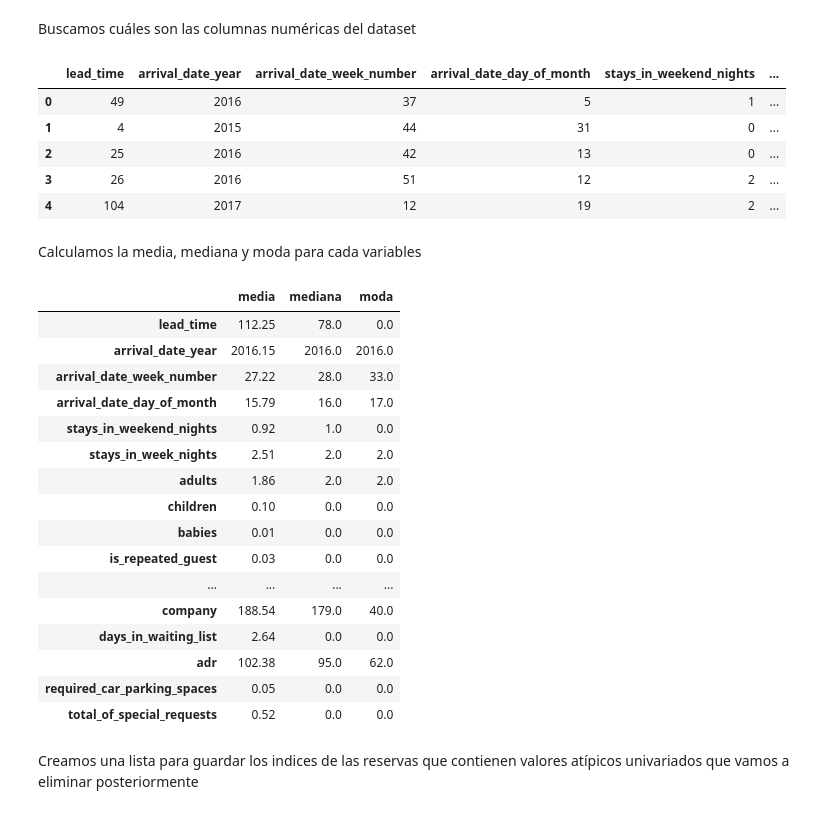
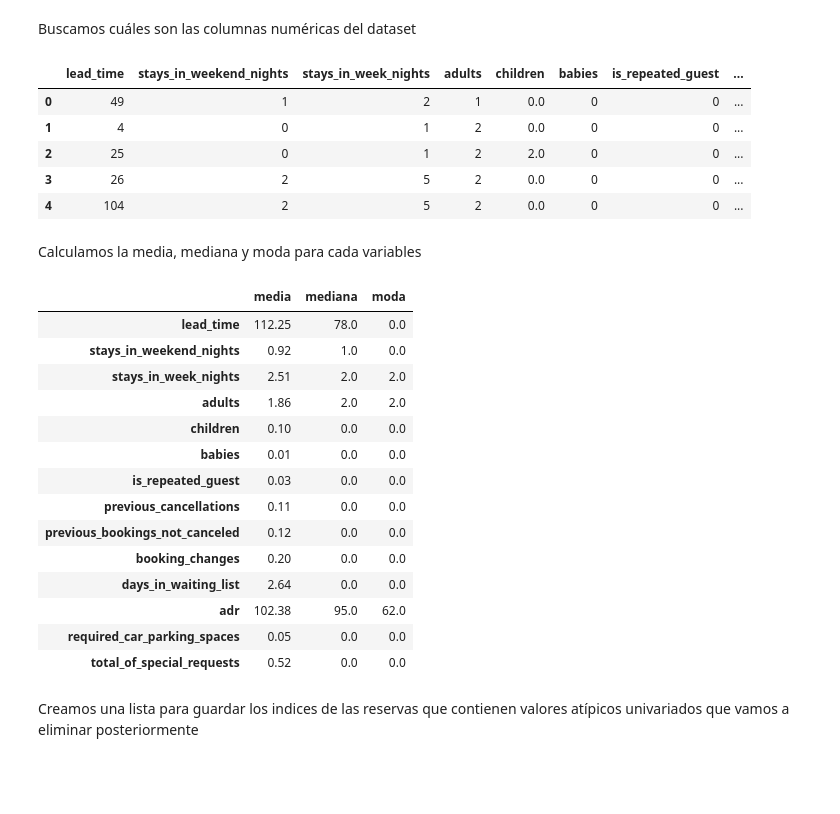
Before and after one commit to franmazzaro/7506R-2C2023-GRUPO39, a Jupyter notebook: 7506R_TP1_GRUPO39_CHP1_ENTREGA.ipynb, the cells around one changed output. Saved outputs shown, nothing was run; the diff lists cells and outputs as text; code cells hidden in the pictures; blank space fills up the shorter version.

Commit message:
Corrijo variables cuanti

```diff
--- a/7506R_TP1_GRUPO39_CHP1_ENTREGA.ipynb
+++ b/7506R_TP1_GRUPO39_CHP1_ENTREGA.ipynb
@@ -220,15 +280,15 @@ Como vemos la mayoria de las reservas son de huespedes que no han reservado nunc
 Buscamos cuáles son las columnas numéricas del dataset
 # %%
 reservas_cuanti = reservas[reservas.select_dtypes(include=["int", "float"]).columns.to_list()].copy()
-reservas_cuanti.drop(columns="is_canceled", inplace=True)
+reservas_cuanti.drop(columns=["is_canceled", "arrival_date_year", "arrival_date_week_number", "arrival_date_day_of_month", "company", "agent"], inplace=True)
 reservas_cuanti.head()
 # %% [output]
-|  | lead_time | arrival_date_year | arrival_date_week_number | arrival_date_day_of_month | stays_in_weekend_nights | ... |
-| 0 | 49 | 2016 | 37 | 5 | 1 | ... |
-| 1 | 4 | 2015 | 44 | 31 | 0 | ... |
-| 2 | 25 | 2016 | 42 | 13 | 0 | ... |
-| 3 | 26 | 2016 | 51 | 12 | 2 | ... |
-| 4 | 104 | 2017 | 12 | 19 | 2 | ... |
+|  | lead_time | stays_in_weekend_nights | stays_in_week_nights | adults | children | babies | is_repeated_guest | ... |
+| 0 | 49 | 1 | 2 | 1 | 0.0 | 0 | 0 | ... |
+| 1 | 4 | 0 | 1 | 2 | 0.0 | 0 | 0 | ... |
+| 2 | 25 | 0 | 1 | 2 | 2.0 | 0 | 0 | ... |
+| 3 | 26 | 2 | 5 | 2 | 0.0 | 0 | 0 | ... |
+| 4 | 104 | 2 | 5 | 2 | 0.0 | 0 | 0 | ... |
 # %% [markdown]
 Calculamos la media, mediana y moda para cada variables
 # %%
@@ -240,17 +300,15 @@ df
 # %% [output]
 |  | media | mediana | moda |
 | lead_time | 112.25 | 78.0 | 0.0 |
-| arrival_date_year | 2016.15 | 2016.0 | 2016.0 |
-| arrival_date_week_number | 27.22 | 28.0 | 33.0 |
-| arrival_date_day_of_month | 15.79 | 16.0 | 17.0 |
 | stays_in_weekend_nights | 0.92 | 1.0 | 0.0 |
 | stays_in_week_nights | 2.51 | 2.0 | 2.0 |
 | adults | 1.86 | 2.0 | 2.0 |
 | children | 0.10 | 0.0 | 0.0 |
 | babies | 0.01 | 0.0 | 0.0 |
 | is_repeated_guest | 0.03 | 0.0 | 0.0 |
-| ... | ... | ... | ... |
-| company | 188.54 | 179.0 | 40.0 |
+| previous_cancellations | 0.11 | 0.0 | 0.0 |
+| previous_bookings_not_canceled | 0.12 | 0.0 | 0.0 |
+| booking_changes | 0.20 | 0.0 | 0.0 |
 | days_in_waiting_list | 2.64 | 0.0 | 0.0 |
 | adr | 102.38 | 95.0 | 62.0 |
 | required_car_parking_spaces | 0.05 | 0.0 | 0.0 |
```
Also changed, not shown: parts of 35 cells of this notebook.
